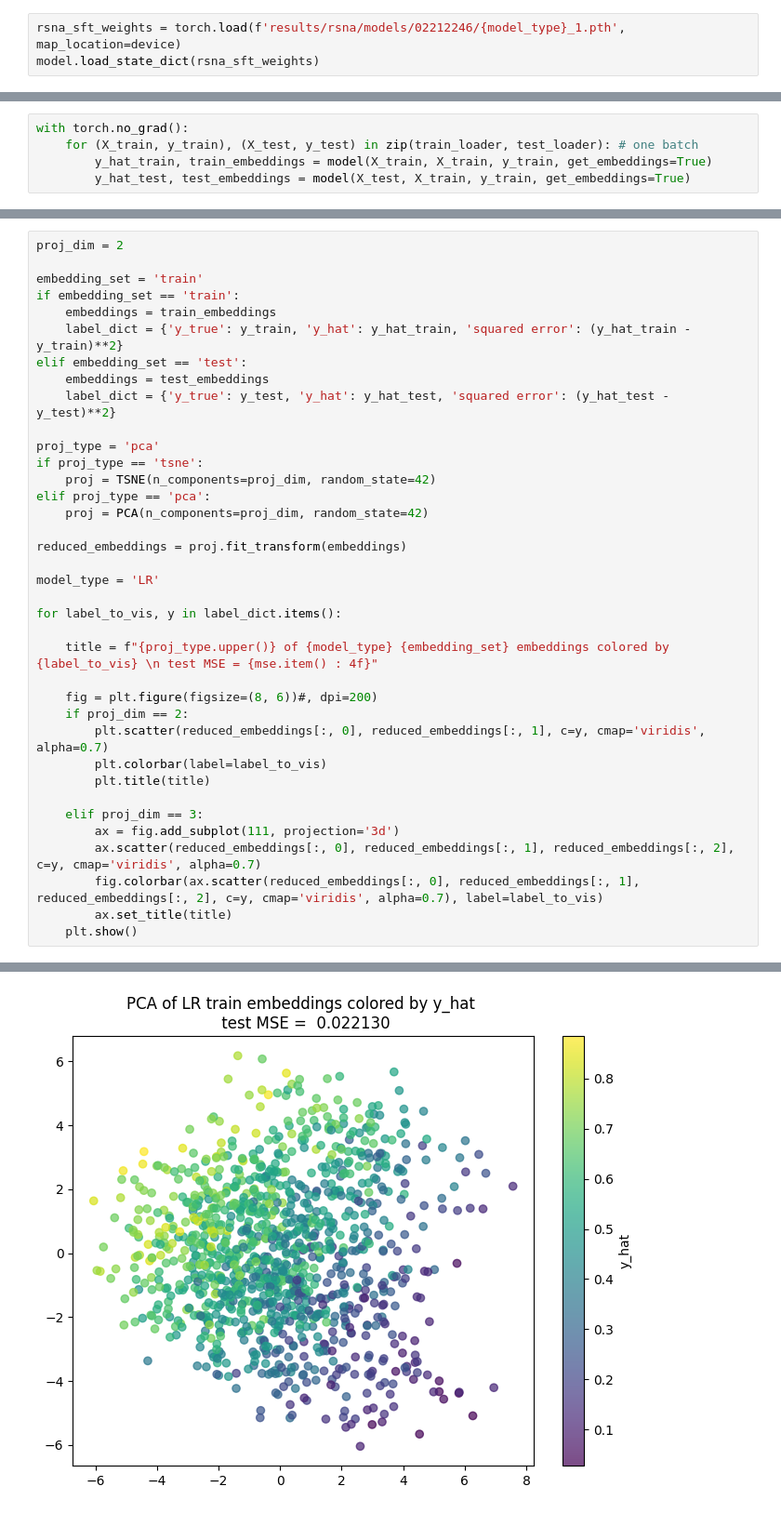
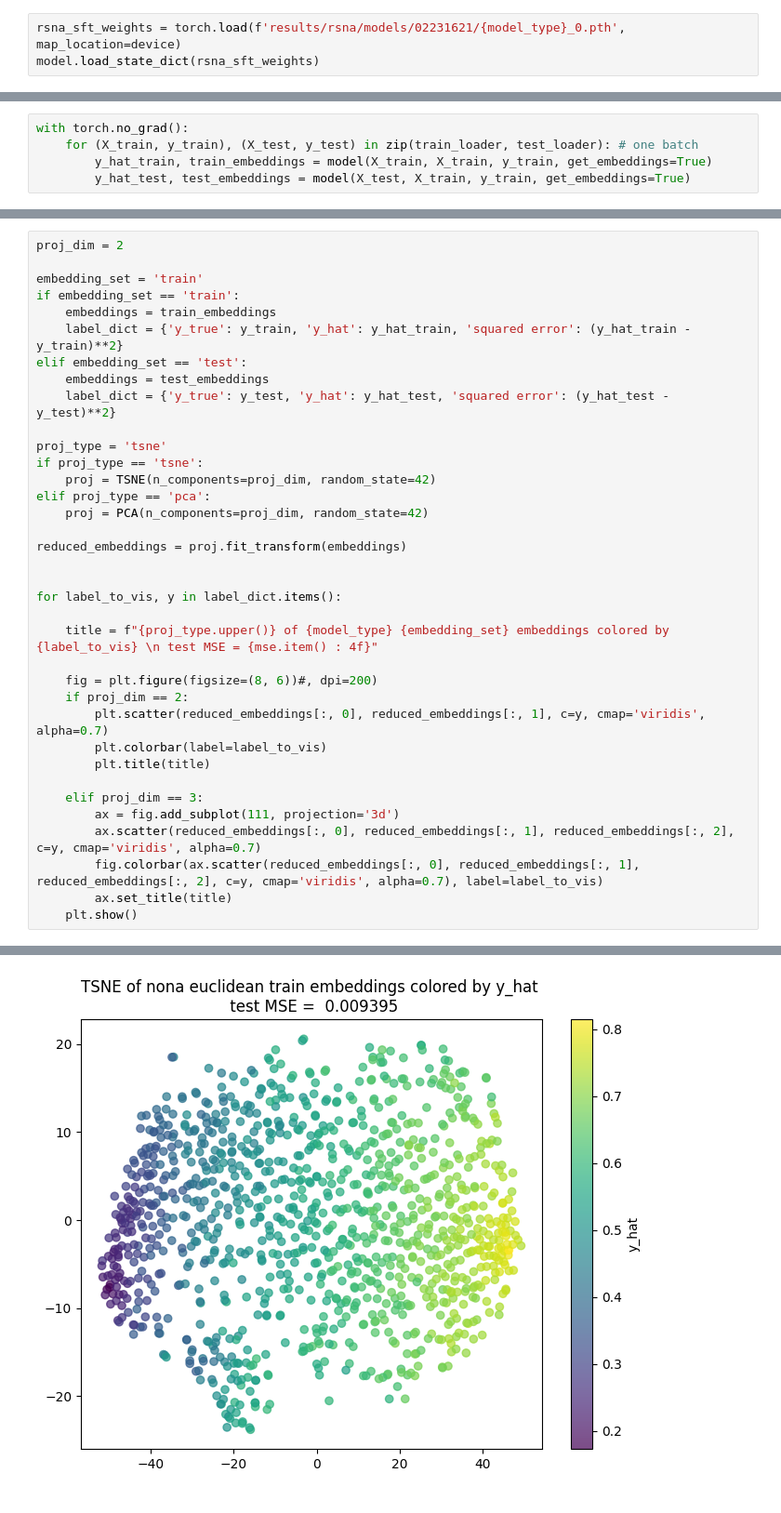
Before and after one commit to aviadsusman/nona, a Jupyter notebook: visualize_embeddings.ipynb, the cells around one changed output, grey strips where cells are left out. Shown at 93% size. Saved outputs shown, nothing was run; the diff lists cells and outputs as text.

```diff
--- a/visualize_embeddings.ipynb
+++ b/visualize_embeddings.ipynb
@@ -33,7 +33,7 @@ model=NONA_FT(feature_extractor=res,
                         task='regression',
                         dtype=torch.float32)
 # %%
-rsna_sft_weights = torch.load(f'results/rsna/models/02212246/{model_type}_1.pth', map_location=device)
+rsna_sft_weights = torch.load(f'results/rsna/models/02231621/{model_type}_0.pth', map_location=device)
 model.load_state_dict(rsna_sft_weights)
 # %% [output]
 <All keys matched successfully>
@@ -73,7 +78,7 @@ elif embedding_set == 'test':
     embeddings = test_embeddings
     label_dict = {'y_true': y_test, 'y_hat': y_hat_test, 'squared error': (y_hat_test - y_test)**2}
 
-proj_type = 'pca'
+proj_type = 'tsne'
 if proj_type == 'tsne':
     proj = TSNE(n_components=proj_dim, random_state=42)
 elif proj_type == 'pca':
@@ -81,7 +86,6 @@ elif proj_type == 'pca':
 
 reduced_embeddings = proj.fit_transform(embeddings)
 
-model_type = 'LR'
 
 for label_to_vis, y in label_dict.items():
 
@@ -104 +108 @@ for label_to_vis, y in label_dict.items():
-[figure, old version]
+[figure, new version]
```
Also changed, not shown: parts of 4 cells of this notebook, 3 other files.
